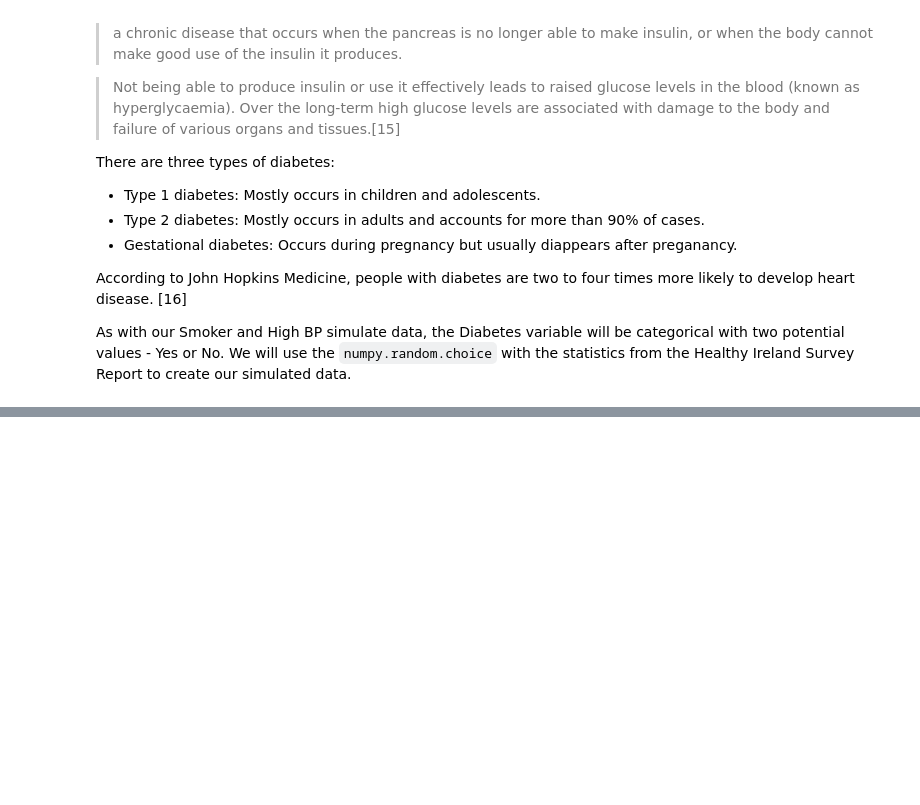
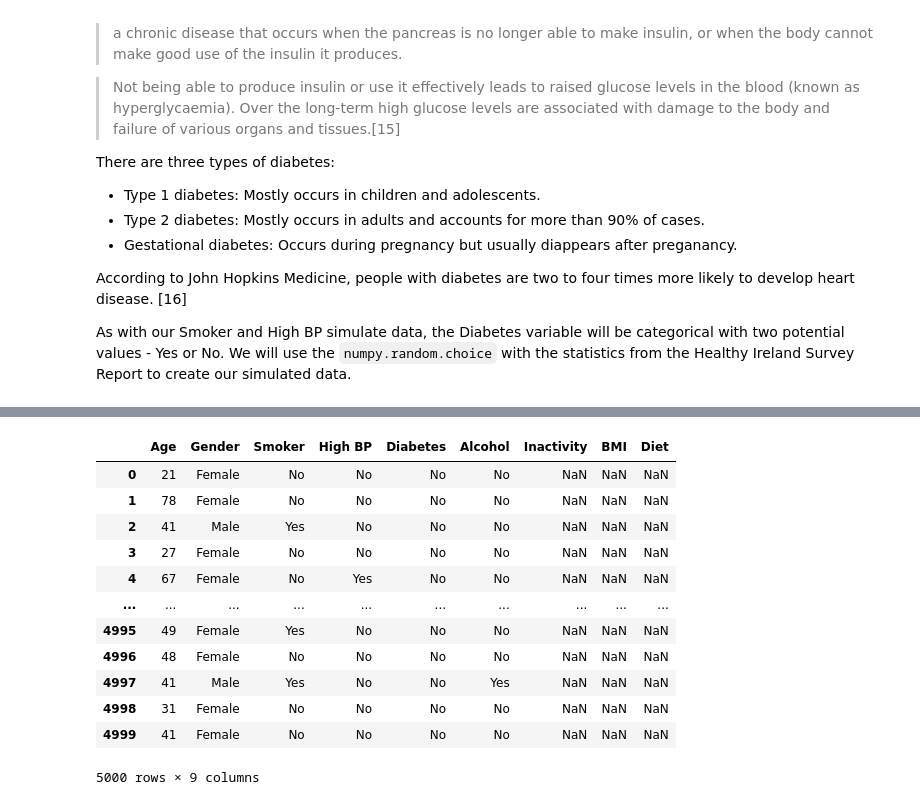
Before and after one commit to Sam-Tracey/PDA_Project_2021, a Jupyter notebook: PDA_Project.ipynb, the cells around one changed output, grey strips where cells are left out. Saved outputs shown, nothing was run; the diff lists cells and outputs as text; code cells hidden in the pictures; blank space fills up the shorter version.

```diff
--- a/PDA_Project.ipynb
+++ b/PDA_Project.ipynb
@@ -440,0 +512,16 @@ ax = sns.catplot(x='Gender', y='Percent', hue='Diabetes', kind='bar', data=diab_
+# %%
+df
+# %% [output]
+|  | Age | Gender | Smoker | High BP | Diabetes | Alcohol | Inactivity | BMI | Diet |
+| 0 | 21 | Female | No | No | No | No | NaN | NaN | NaN |
+| 1 | 78 | Female | No | No | No | No | NaN | NaN | NaN |
+| 2 | 41 | Male | Yes | No | No | No | NaN | NaN | NaN |
+| 3 | 27 | Female | No | No | No | No | NaN | NaN | NaN |
+| 4 | 67 | Female | No | Yes | No | No | NaN | NaN | NaN |
+| ... | ... | ... | ... | ... | ... | ... | ... | ... | ... |
+| 4995 | 49 | Female | Yes | No | No | No | NaN | NaN | NaN |
+| 4996 | 48 | Female | No | No | No | No | NaN | NaN | NaN |
+| 4997 | 41 | Male | Yes | No | No | Yes | NaN | NaN | NaN |
+| 4998 | 31 | Female | No | No | No | No | NaN | NaN | NaN |
+| 4999 | 41 | Female | No | No | No | No | NaN | NaN | NaN |
+5000 rows × 9 columns
```
Also changed, not shown: parts of 32 cells of this notebook, 2 other files.
